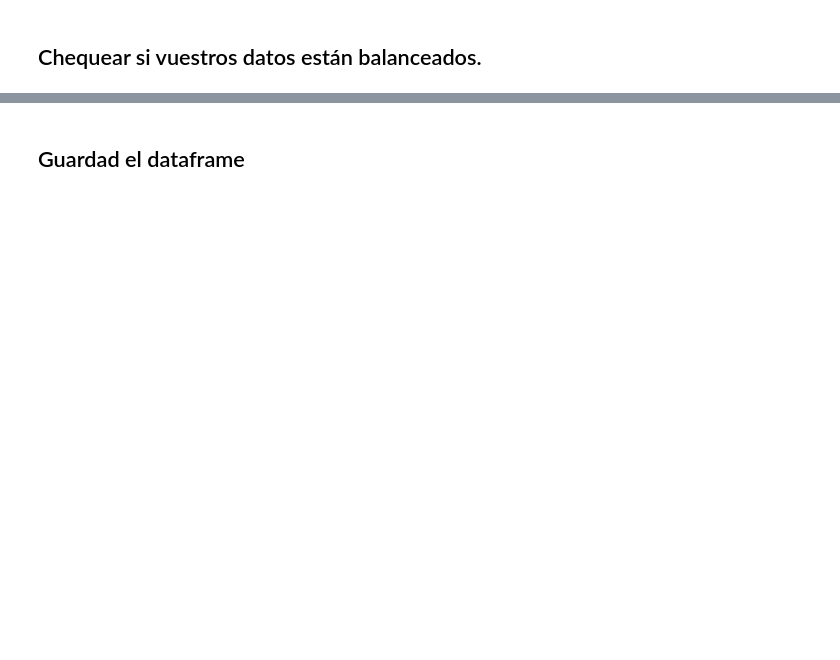
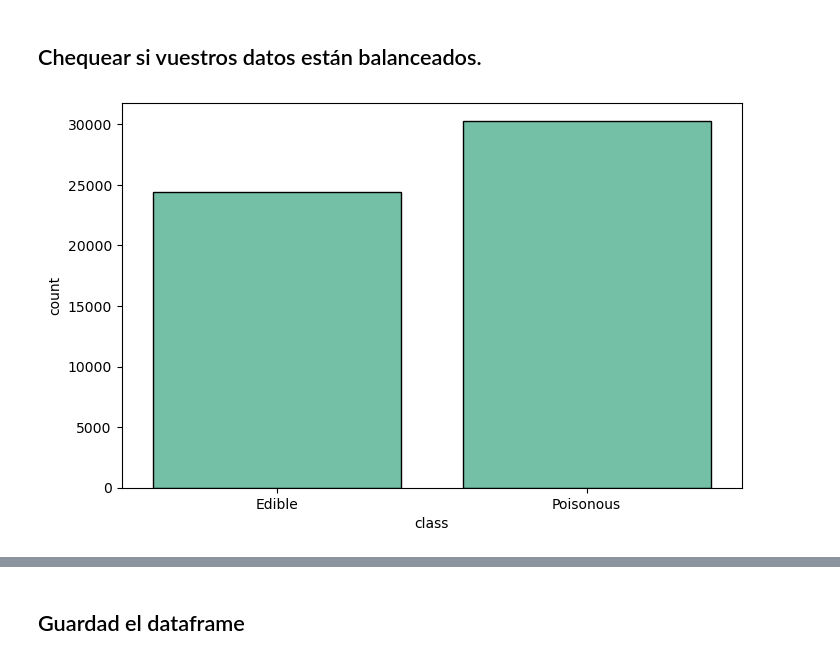
Before and after one commit to Adalab/-DA-promo-b-modulo-3-sprint-1-Maria-Ana, a Jupyter notebook: pair-programming-12-RLogística-Preproces/pair-programming-12-RLogística-Preproces.ipynb, the cells around one changed output, grey strips where cells are left out. Drawn from its saved outputs; the diff is of its cells as text; code cells hidden in the pictures; blank space fills up the shorter version.

```diff
--- a/pair-programming-12-RLogística-Preproces/pair-programming-12-RLogística-Preproces.ipynb
+++ b/pair-programming-12-RLogística-Preproces/pair-programming-12-RLogística-Preproces.ipynb
@@ -118,7 +186,7 @@ Index(['class', 'cap-shape', 'cap-surface', 'cap-color',
 # %% [markdown]
 #### Variables nominales
 # %%
-lista_columnas = ["embarked", "maturity", "adult_male", "alone"]
+lista_columnas = categoricas.drop(['has-ring', "class"], axis = 1)
 
 df_encoded = pd.DataFrame()
 
@@ -130,5 +198,5 @@ for columna in lista_columnas:
 # %%
 # el siguiente paso sería unir este dataframe con nuestro dataframe original para tener todos los datos en un mismo df
 
-df_final = pd.concat([df, df_encoded], axis = 1)
+df_final = pd.concat([df_concat, df_encoded], axis = 1)
 df_final.head()
@@ -142,7 +223,7 @@ df_final.head(2)
 # %%
 # definimos el diccionario
 
-map_sex = {"male": 0, "female": 1}
+map_ring = {"f": 0, "t": 1}
 # %%
-df_final["sex"] = df_final["sex"].map(map_sex)
+df_final["has-ring"] = df_final["has-ring"].map(map_ring)
 df_final.head(2)
@@ -151,10 +237,12 @@ df_final.head(2)
 # %%
 # graficamos nuestra variable respuesta
 
 plt.figure(figsize=(8,5)) # para cambiar el tamaño de la figura
 
-fig1 = sns.countplot(data = df, x = "class", color = "mediumaquamarine", edgecolor='black')
+fig1 = sns.countplot(data = df_final, x = "class", color = "mediumaquamarine", edgecolor='black')
 fig1.set(xticklabels=["Edible", "Poisonous"])
 plt.show();
+# %% [output]
+[figure, added]
 # %%
 # para aplicar este método lo primero que tenemos que hacer es separar en X e y y en train y test como aprendimos en la lecciones de regresion lineal
```
Also changed, not shown: parts of 27 cells of this notebook, 4 other files.
